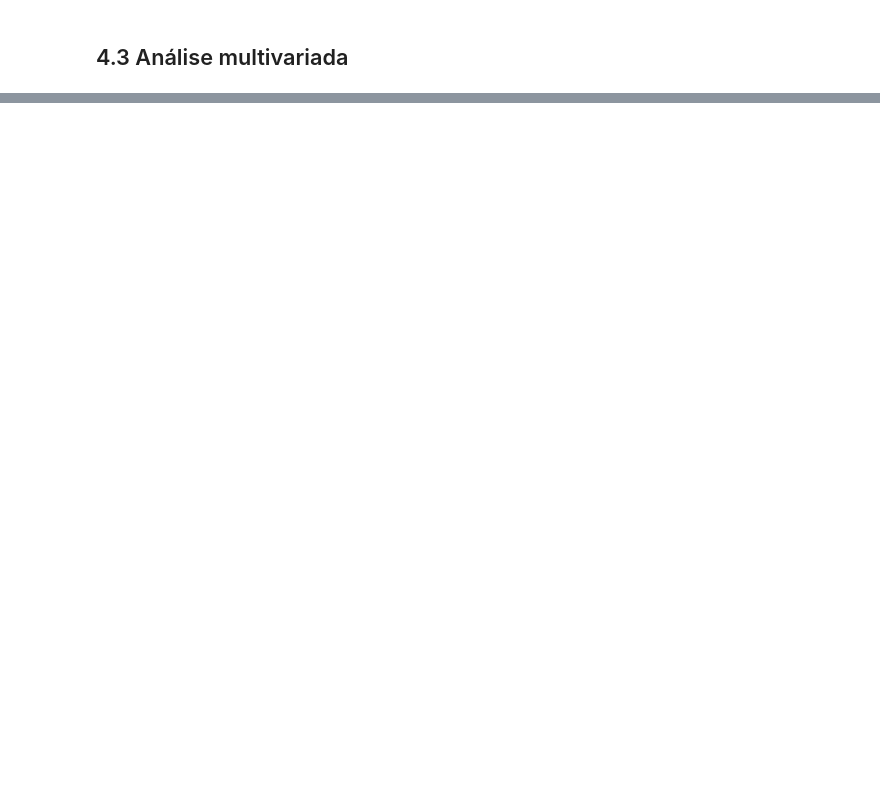
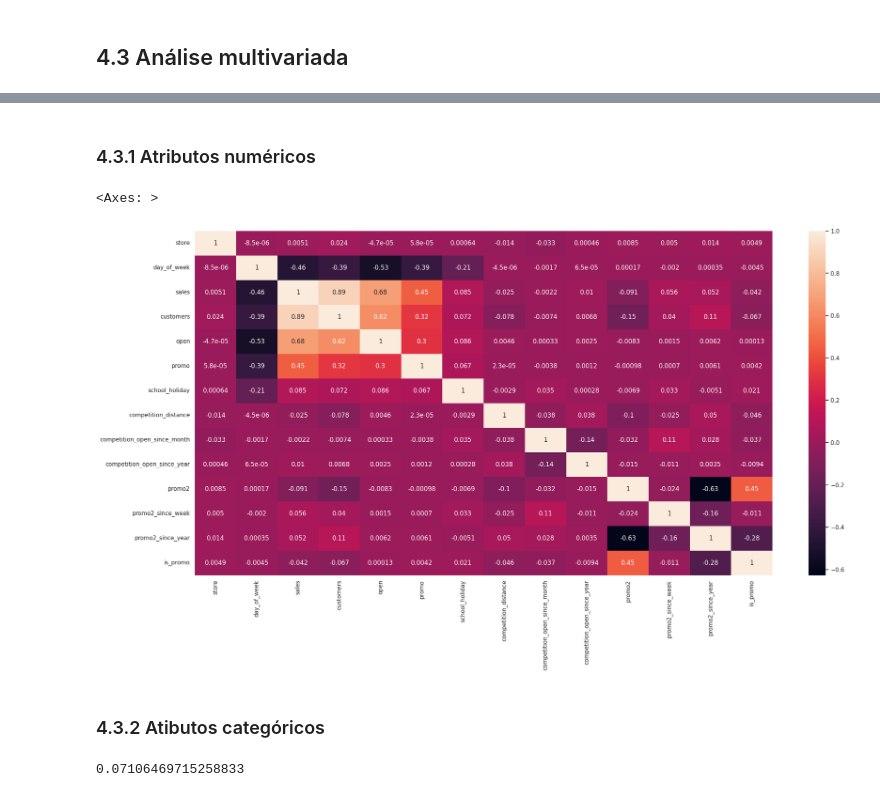
Before and after one commit to fr22/Rossmann_sales_prediction, a Jupyter notebook: store_sales_prediction.ipynb, the cells around one changed output, grey strips where cells are left out. Saved outputs shown, nothing was run; the diff lists cells and outputs as text; code cells hidden in the pictures; blank space fills up the shorter version.

```diff
--- a/store_sales_prediction.ipynb
+++ b/store_sales_prediction.ipynb
@@ -887,0 +958,13 @@ Passing `palette` without assigning `hue` is deprecated and will be removed in v
+# %%
+num_attributes = df1.select_dtypes( include=['int64', 'float64'] )
+cat_attributes = df1.select_dtypes( exclude=['int64', 'float64','datetime64[ns]'] )
+# %% [markdown]
+### 4.3.1 Atributos numéricos
+# %%
+correlation = num_attributes.corr(method='pearson')
+sns.heatmap(correlation, annot = True)
+# %% [output]
+<Axes: >
+[figure, added]
+# %% [markdown]
+### 4.3.2 Atibutos categóricos
@@ -887,0 +973,4 @@ Passing `palette` without assigning `hue` is deprecated and will be removed in v
+# %%
+cramer_v(a['state_holiday'], a['store_type'])
+# %% [output]
+0.07106469715258833
```
Also changed, not shown: parts of 14 cells of this notebook.
